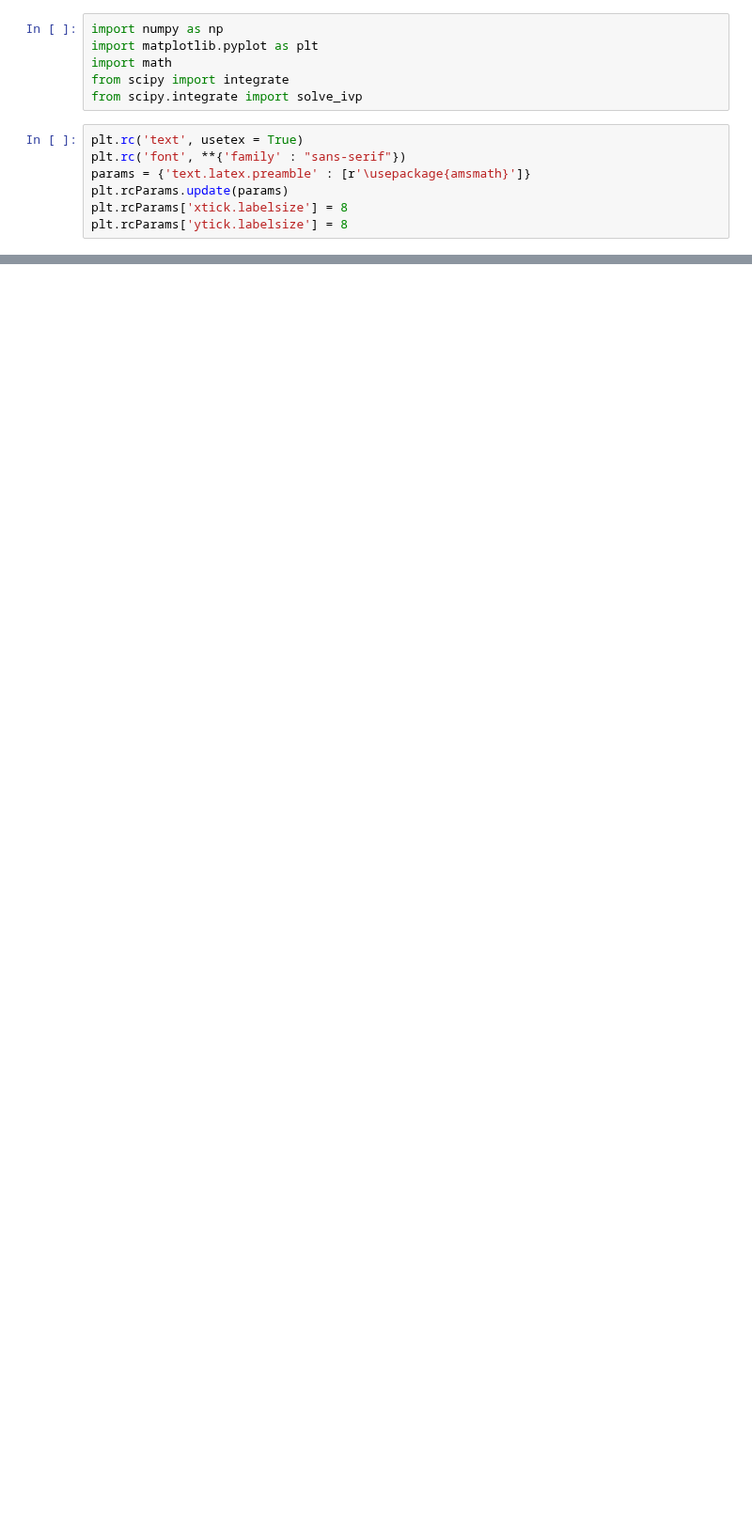
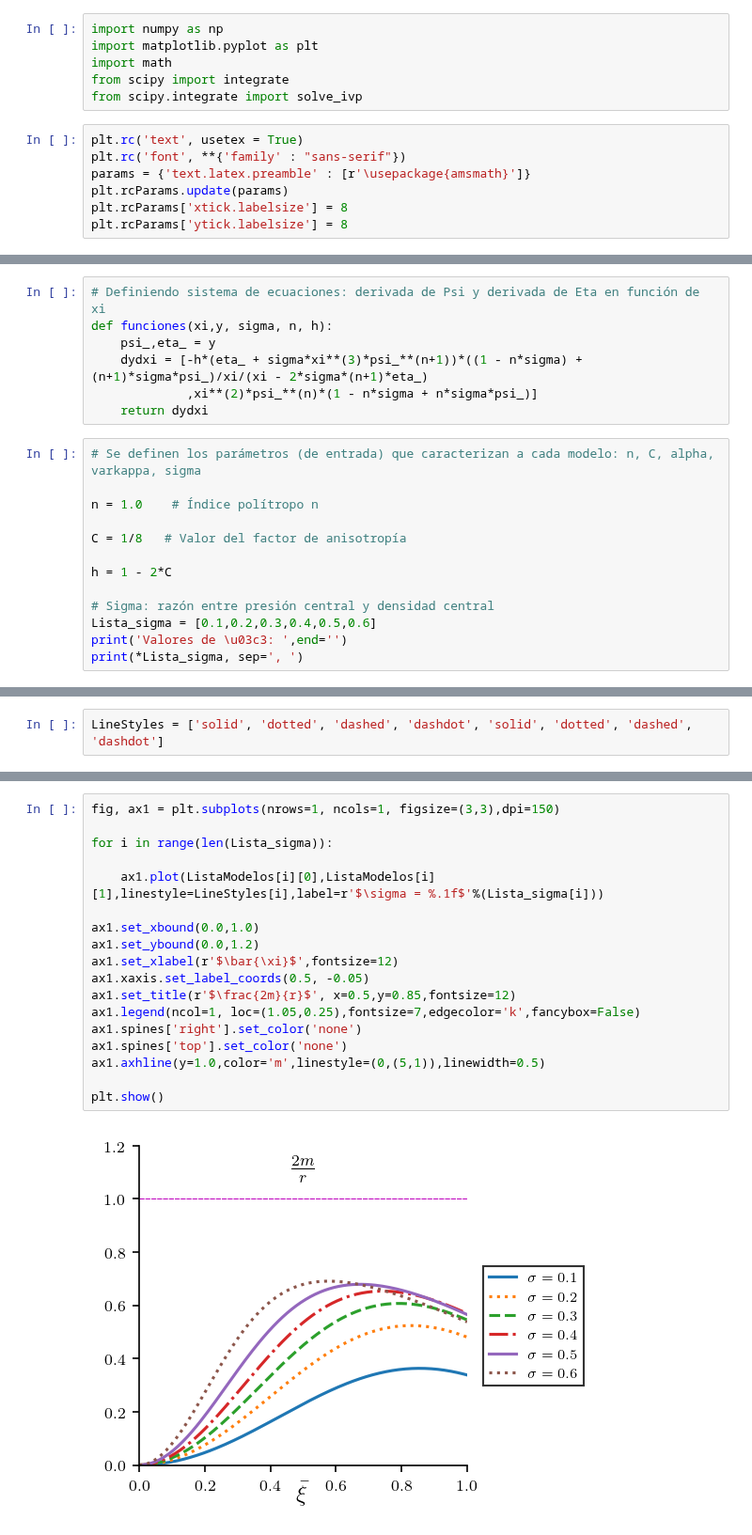
Before and after one commit to danielfsu/TrabajoDeInvestigacion, a Jupyter notebook: Polítropa_I_(Densidad_de_Masa)/Polítropa I (sigma).ipynb, the cells around one changed output, grey strips where cells are left out. Shown at 94% size. Cells and saved outputs as stored; diff of their text form; blank space fills up the shorter version.

```diff
--- a/Polítropa_I_(Densidad_de_Masa)/Polítropa I (sigma).ipynb
+++ b/Polítropa_I_(Densidad_de_Masa)/Polítropa I (sigma).ipynb
@@ -390,0 +92,20 @@ plt.show()
+# %%
+# Definiendo sistema de ecuaciones: derivada de Psi y derivada de Eta en función de xi
+def funciones(xi,y, sigma, n, h):
+    psi_,eta_ = y
+    dydxi = [-h*(eta_ + sigma*xi**(3)*psi_**(n+1))*((1 - n*sigma) + (n+1)*sigma*psi_)/xi/(xi - 2*sigma*(n+1)*eta_)
+             ,xi**(2)*psi_**(n)*(1 - n*sigma + n*sigma*psi_)]
+    return dydxi
+# %%
+# Se definen los parámetros (de entrada) que caracterizan a cada modelo: n, C, alpha, varkappa, sigma
+
+n = 1.0    # Índice polítropo n
+
+C = 1/8   # Valor del factor de anisotropía
+
+h = 1 - 2*C
+
+# Sigma: razón entre presión central y densidad central
+Lista_sigma = [0.1,0.2,0.3,0.4,0.5,0.6]
+print('Valores de \u03c3: ',end='')
+print(*Lista_sigma, sep=', ')
@@ -390,0 +243,2 @@ plt.show()
+# %%
+LineStyles = ['solid', 'dotted', 'dashed', 'dashdot', 'solid', 'dotted', 'dashed', 'dashdot']
@@ -390,0 +252,20 @@ plt.show()
+# %%
+fig, ax1 = plt.subplots(nrows=1, ncols=1, figsize=(3,3),dpi=150)
+
+for i in range(len(Lista_sigma)):
+
+    ax1.plot(ListaModelos[i][0],ListaModelos[i][1],linestyle=LineStyles[i],label=r'$\sigma = %.1f$'%(Lista_sigma[i]))
+
+ax1.set_xbound(0.0,1.0)
+ax1.set_ybound(0.0,1.2)
+ax1.set_xlabel(r'$\bar{\xi}$',fontsize=12)
+ax1.xaxis.set_label_coords(0.5, -0.05)
+ax1.set_title(r'$\frac{2m}{r}$', x=0.5,y=0.85,fontsize=12)
+ax1.legend(ncol=1, loc=(1.05,0.25),fontsize=7,edgecolor='k',fancybox=False)
+ax1.spines['right'].set_color('none')
+ax1.spines['top'].set_color('none')
+ax1.axhline(y=1.0,color='m',linestyle=(0,(5,1)),linewidth=0.5)
+
+plt.show()
+# %% [output]
+[figure, added]
```
Also changed, not shown: parts of 37 cells of this notebook.
